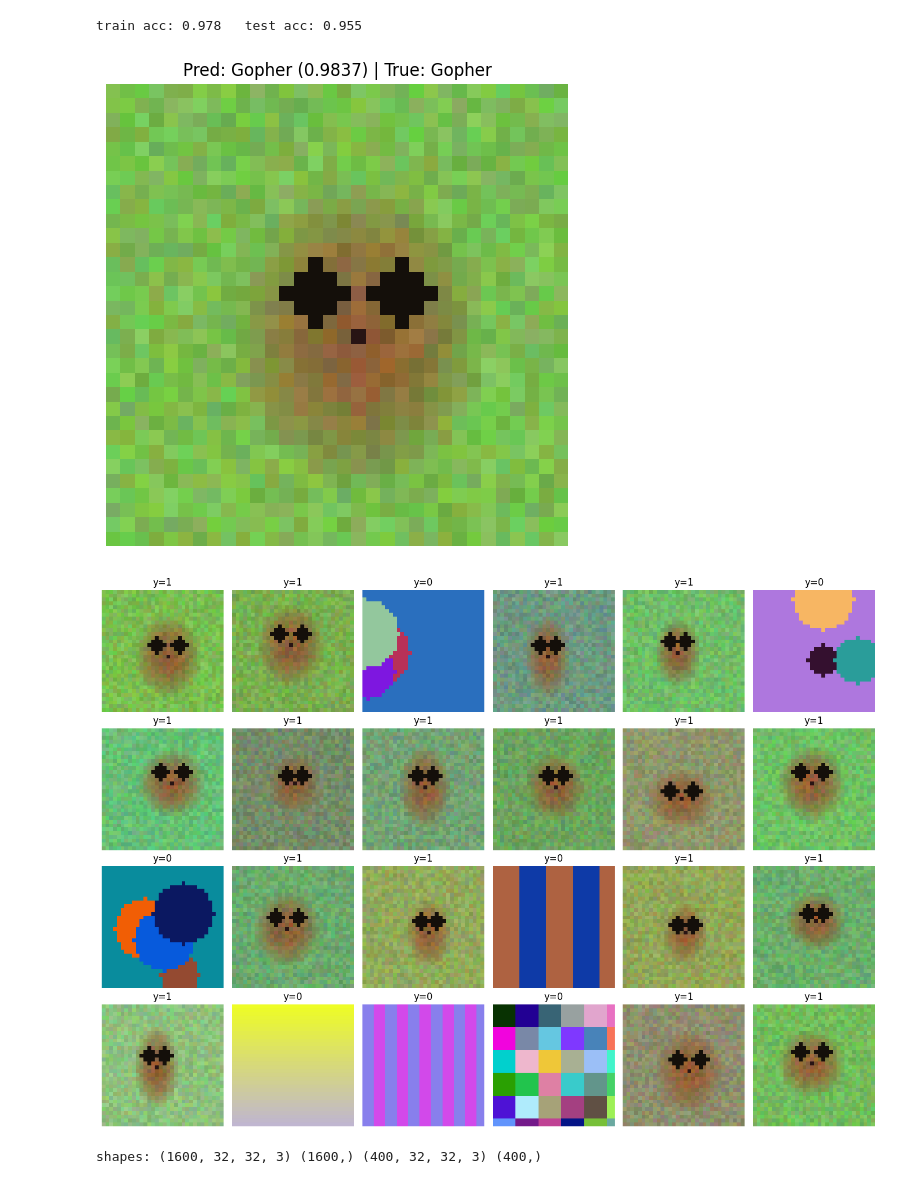
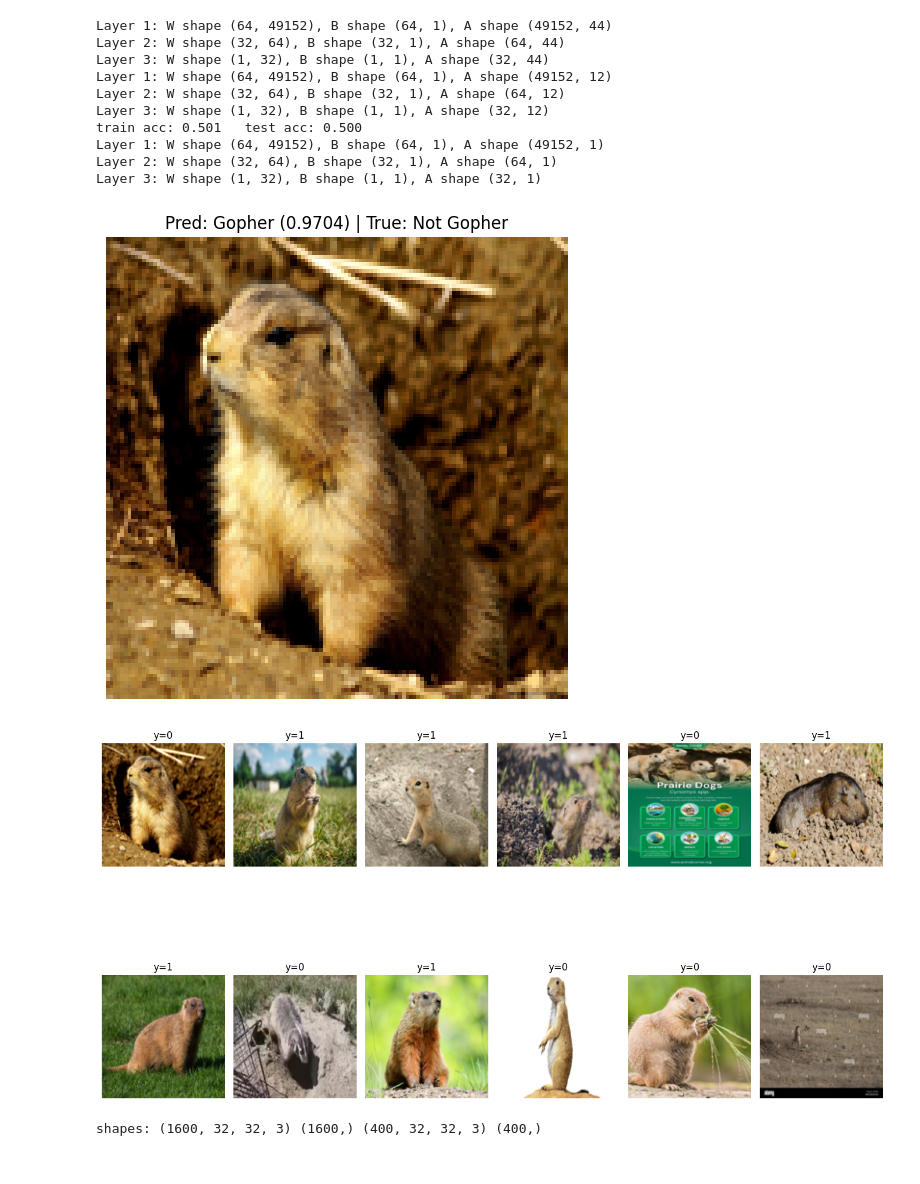
Before and after one commit to zraisan/goofy-classification, a Jupyter notebook: main.ipynb, the cells around one changed output. Drawn from its saved outputs; the diff is of its cells as text; code cells hidden in the pictures.

```diff
--- a/main.ipynb
+++ b/main.ipynb
@@ -106,15 +155,15 @@ train acc: 0.978   test acc: 0.955
 # %%
 import matplotlib.pyplot as plt
 
-train_acc = (predict(forward_pass(X_flat, w, b)) == y_train).mean()
-test_acc = (predict(forward_pass(X_test, w, b)) == y_test).mean()
+train_acc = (predict(forward_pass(X_flat, W, B, layer_dims)[0]) == y_train).mean()
+test_acc = (predict(forward_pass(X_test, W, B, layer_dims)[0]) == y_test).mean()
 print(f"train acc: {train_acc:.3f}   test acc: {test_acc:.3f}")
 
 test_image = X_test[0].reshape(1, -1)
-prediction_prob = forward_pass(test_image, w, b)
+prediction_prob = forward_pass(test_image, W, B, layer_dims)[0]
 prediction = predict(prediction_prob)
 
-img_display = (X_test[0].reshape(32, 32, 3) * 255).astype(np.uint8)
+img_display = (X_test[0].reshape(128, 128, 3) * 255).astype(np.uint8)
 
 plt.figure(figsize=(6, 6))
 plt.imshow(img_display)
@@ -122,23 +171,32 @@ plt.title(f"Pred: {'Gopher' if prediction[0][0] == 1 else 'Not Gopher'} ({predic
 plt.axis('off')
 plt.show()
 # %% [output]
-train acc: 0.978   test acc: 0.955
+Layer 1: W shape (64, 49152), B shape (64, 1), A shape (49152, 44)
+Layer 2: W shape (32, 64), B shape (32, 1), A shape (64, 44)
+Layer 3: W shape (1, 32), B shape (1, 1), A shape (32, 44)
+Layer 1: W shape (64, 49152), B shape (64, 1), A shape (49152, 12)
+Layer 2: W shape (32, 64), B shape (32, 1), A shape (64, 12)
+Layer 3: W shape (1, 32), B shape (1, 1), A shape (32, 12)
+train acc: 0.501   test acc: 0.500
+Layer 1: W shape (64, 49152), B shape (64, 1), A shape (49152, 1)
+Layer 2: W shape (32, 64), B shape (32, 1), A shape (64, 1)
+Layer 3: W shape (1, 32), B shape (1, 1), A shape (32, 1)
-[figure, old version]
+[figure, new version]
 # %%
 import matplotlib.pyplot as plt
 import numpy as np
 
 # show a grid of test images with true labels
-fig, axes = plt.subplots(4, 6, figsize=(14, 10))
+fig, axes = plt.subplots(2, 6, figsize=(14, 10))
 for i, ax in enumerate(axes.flat):
-    img = (X_test[i].reshape(32, 32, 3) * 255).astype(np.uint8)
+    img = (X_test[i].reshape(128, 128, 3) * 255).astype(np.uint8)
     ax.imshow(img)
     ax.set_title(f"y={int(y_test[i][0])}")
     ax.axis('off')
 plt.tight_layout()
 plt.show()
 # %% [output]
-[figure, old version]
+[figure, new version]
 # %%
 import numpy as np
 import matplotlib.pyplot as plt
```
Also changed, not shown: parts of 11 cells of this notebook, 3 other files.
